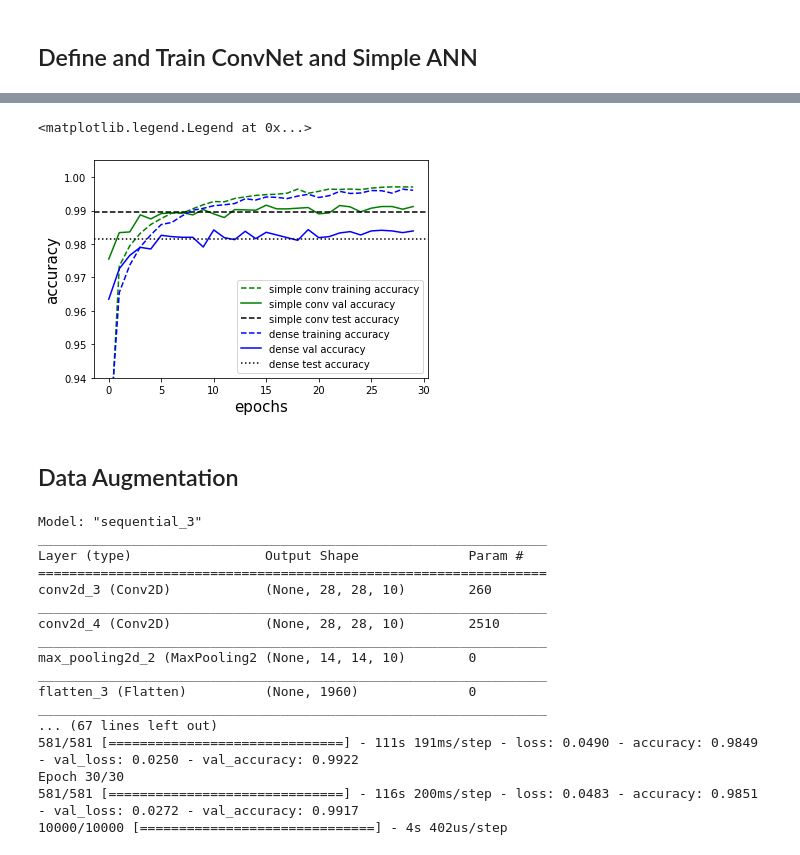
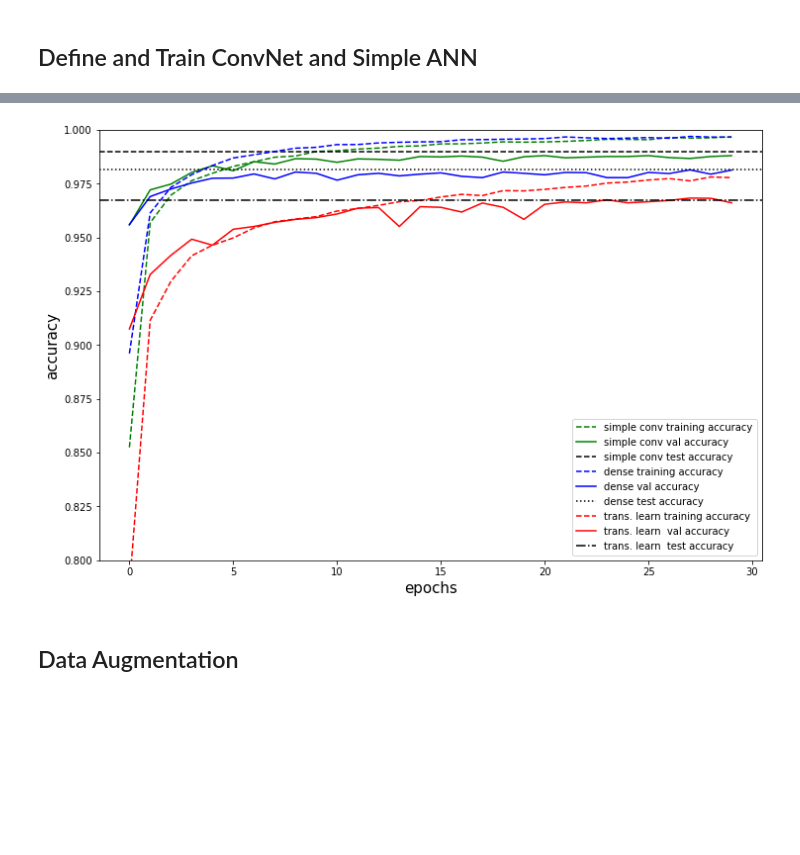
Before and after one commit to PEESEgroup/SysEn6880, a Jupyter notebook: CNN.ipynb, the cells around one changed output, grey strips where cells are left out. Drawn from its saved outputs; the diff is of its cells as text; code cells hidden in the pictures; blank space fills up the shorter version.

```diff
--- a/CNN.ipynb
+++ b/CNN.ipynb
@@ -129,0 +168,31 @@ Epoch 30/30
+# %%
+# add padding to the images to make them as 32 x 32, because pre-trained deep learning models require at least 32 x 32 input
+x_train_exp = np.pad(x_train,((0,0),(2,2),(2,2), (0,0)), 'constant')
+x_test_exp  = np.pad(x_test, ((0,0),(2,2),(2,2), (0,0)), 'constant')
+x_val_exp   = np.pad(x_val,  ((0,0),(2,2),(2,2), (0,0)), 'constant')
+
+# create 3 channel image datasets, because pre-trained deep learning models require exactly 3 inputs channels
+# we give the same values to the RGB channels, so the output is in black colors
+x_train3 = np.concatenate((x_train_exp,x_train_exp,x_train_exp), axis = 3)
+x_test3  = np.concatenate((x_test_exp,x_test_exp,x_test_exp), axis = 3)
+x_val3   = np.concatenate((x_val_exp,x_val_exp,x_val_exp), axis = 3)
+
+#print(x_train3.shape, x_test3.shape, x_val3.shape)
+plt.imshow(x_train3[random_digit])
+plt.show()
+
+#use the function to generate the transfer learning model
+transfer_learning_model = make_transfer_learning_model()
+
+'''
+# print out the initial loss and accuracy "before" training
+loss0, accuracy0 = transfer_learning_model.evaluate(x_val3, y_val)
+print("initial loss: {:.2f}".format(loss0))
+print("initial accuracy: {:.2f}%".format(accuracy0*100))
+'''
+
+transfer_learning_history = transfer_learning_model.fit(x_train3, y_train, batch_size=batch_size,
+                                epochs = epochs, validation_data = (x_val3, y_val), verbose=1)
+
+
+transfer_learning_test_loss, transfer_learning_test_acc = transfer_learning_model.evaluate(x_test3, y_test)
@@ -130,20 +218,25 @@ Epoch 30/30
 # %%
 # Plot the accuracy curves of both models for training, evaluation and testing data
+plt.figure(figsize=(12,8))
 plt.plot(simple_conv_history.history["accuracy"], "g--",label="simple conv training accuracy")
 plt.plot(simple_conv_history.history["val_accuracy"], "g-",label="simple conv val accuracy")
 plt.axhline(simple_conv_test_acc,color="k", linestyle="--", label="simple conv test accuracy")
 
 plt.plot(dense_history.history["accuracy"], "b--",label="dense training accuracy")
 plt.plot(dense_history.history["val_accuracy"], "b-",label="dense val accuracy")
 plt.axhline(dense_test_acc, color="k", linestyle=":", label="dense test accuracy")
 
+plt.plot(transfer_learning_history.history["accuracy"], "r--",label="trans. learn training accuracy")
+plt.plot(transfer_learning_history.history["val_accuracy"], "r-",label="trans. learn  val accuracy")
+plt.axhline(transfer_learning_test_acc, color="k", linestyle="-.", label="trans. learn  test accuracy")
+
 plt.xlabel("epochs", fontsize=15)
 plt.ylabel("accuracy", fontsize=15)
-plt.ylim(0.94, 1.005)
+plt.ylim(0.80, 1.00)
 plt.legend()
+plt.show()
 # %% [output]
-<matplotlib.legend.Legend at 0x...>
-[figure, old version]
+[figure, new version]
 # %% [markdown]
 ## Data Augmentation
 # %%
@@ -173,31 +266,4 @@ datagen = ImageDataGenerator(
         vertical_flip=False)
 
 datagen.fit(x_train.reshape(-1,28,28,1))
-# %%
-simple_conv_model = make_conv_model()
-
-simple_conv_aug_history = simple_conv_model.fit(
-    datagen.flow(x_train,y_train, batch_size=batch_size),
-    epochs = epochs, validation_data = (x_val,y_val),
-    steps_per_epoch=x_train.shape[0]//batch_size, verbose=1)
-
-simple_conv_aug_test_loss, simple_conv_aug_test_acc = simple_conv_model.evaluate(x_test, y_test)
-# %% [output]
-Model: "sequential_3"
-_________________________________________________________________
-Layer (type)                 Output Shape              Param #
-=================================================================
-conv2d_3 (Conv2D)            (None, 28, 28, 10)        260
-_________________________________________________________________
-conv2d_4 (Conv2D)            (None, 28, 28, 10)        2510
-_________________________________________________________________
-max_pooling2d_2 (MaxPooling2 (None, 14, 14, 10)        0
-_________________________________________________________________
-flatten_3 (Flatten)          (None, 1960)              0
-_________________________________________________________________
-... (67 lines left out)
-581/581 [==============================] - 111s 191ms/step - loss: 0.0490 - accuracy: 0.9849 - val_loss: 0.0250 - val_accuracy: 0.9922
-Epoch 30/30
-581/581 [==============================] - 116s 200ms/step - loss: 0.0483 - accuracy: 0.9851 - val_loss: 0.0272 - val_accuracy: 0.9917
-10000/10000 [==============================] - 4s 402us/step
 # %%
```
Also changed, not shown: parts of 10 cells of this notebook.
